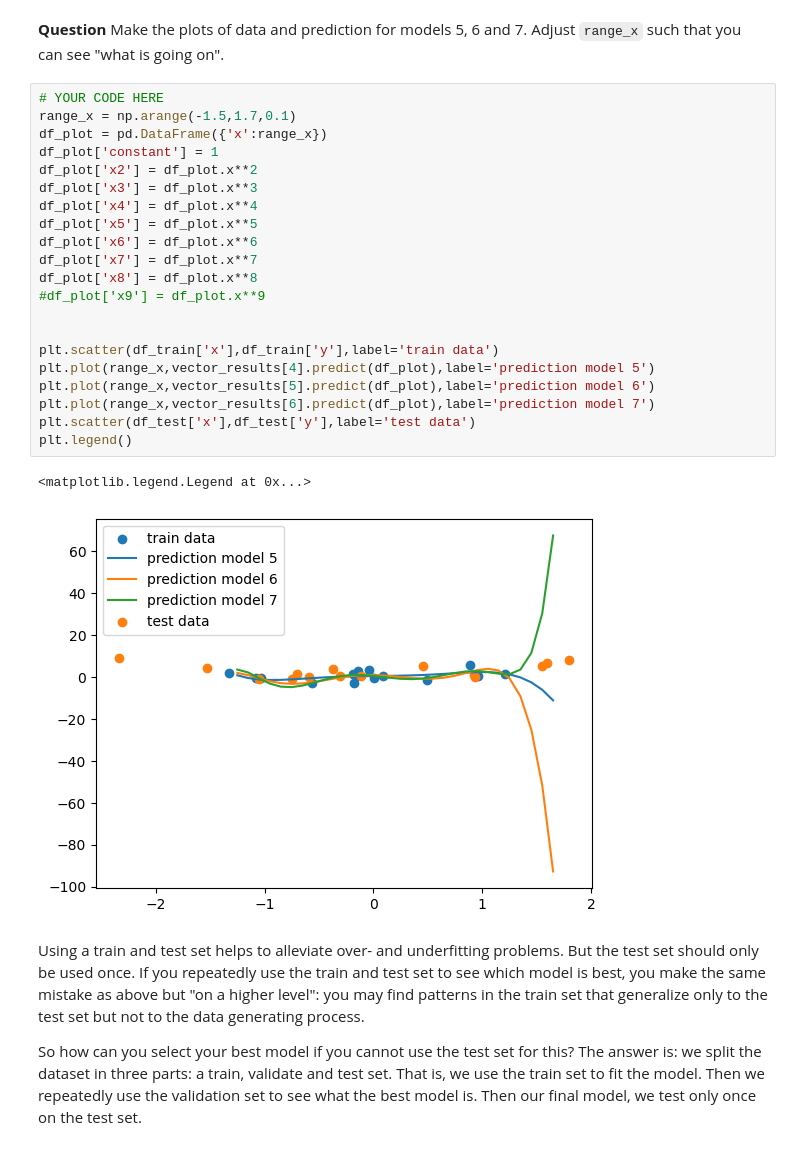
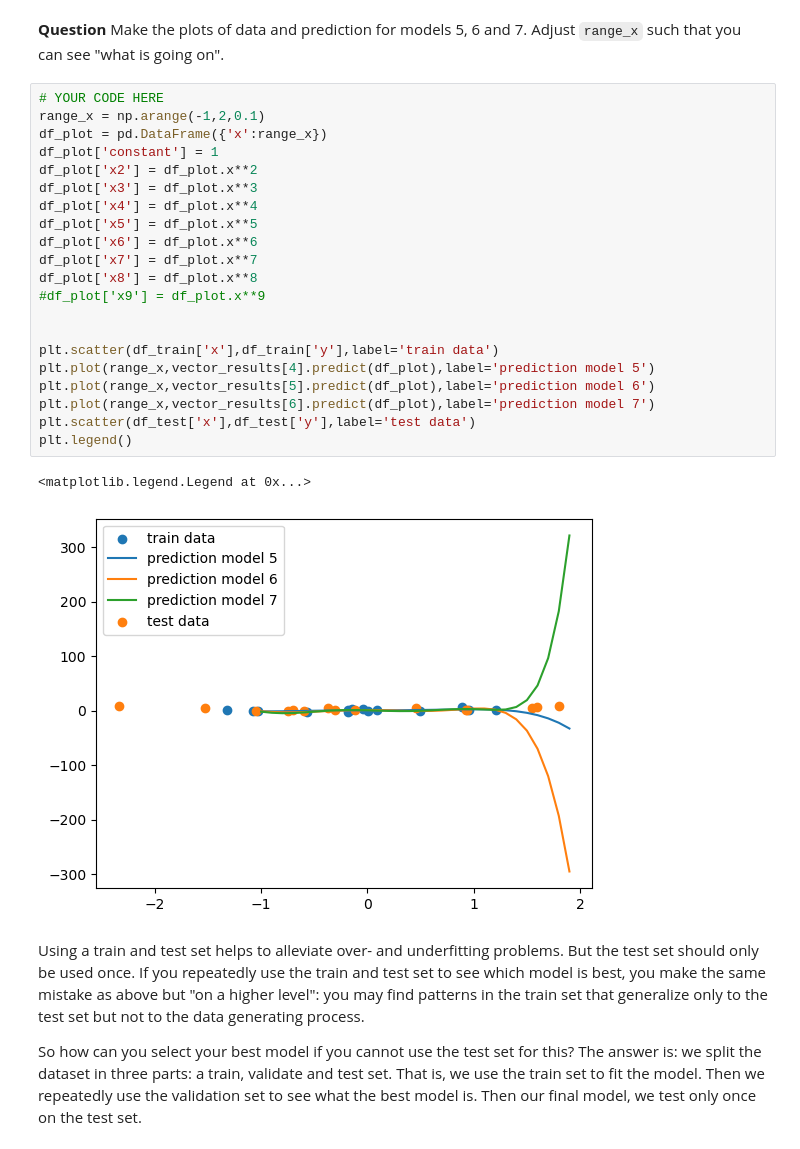
Before and after one commit to cejkiebo/msc_datascience, a Jupyter notebook: Statistical_Hacking.ipynb, the cells around one changed output. Drawn from its saved outputs; the diff is of its cells as text.

```diff
--- a/Statistical_Hacking.ipynb
+++ b/Statistical_Hacking.ipynb
@@ -1696,28 +1696,28 @@ plt.legend()
 **Question** Make the plots of data and prediction for models 5, 6 and 7. Adjust `range_x` such that you can see "what is going on".
 # %%
 # YOUR CODE HERE
-range_x = np.arange(-1.5,1.7,0.1)
+range_x = np.arange(-1,2,0.1)
 df_plot = pd.DataFrame({'x':range_x})
 df_plot['constant'] = 1
 df_plot['x2'] = df_plot.x**2
 df_plot['x3'] = df_plot.x**3
 df_plot['x4'] = df_plot.x**4
 df_plot['x5'] = df_plot.x**5
 df_plot['x6'] = df_plot.x**6
 df_plot['x7'] = df_plot.x**7
 df_plot['x8'] = df_plot.x**8
 #df_plot['x9'] = df_plot.x**9
 
 
 plt.scatter(df_train['x'],df_train['y'],label='train data')
 plt.plot(range_x,vector_results[4].predict(df_plot),label='prediction model 5')
 plt.plot(range_x,vector_results[5].predict(df_plot),label='prediction model 6')
 plt.plot(range_x,vector_results[6].predict(df_plot),label='prediction model 7')
 plt.scatter(df_test['x'],df_test['y'],label='test data')
 plt.legend()
 # %% [output]
 <matplotlib.legend.Legend at 0x...>
-[figure, old version]
+[figure, new version]
 # %% [markdown]
 Using a train and test set helps to alleviate over- and underfitting problems. But the test set should only be used once. If you repeatedly use the train and test set to see which model is best, you make the same mistake as above but "on a higher level": you may find patterns in the train set that generalize only to the test set but not to the data generating process.
 
```
Also changed, not shown: parts of 5 cells of this notebook.
